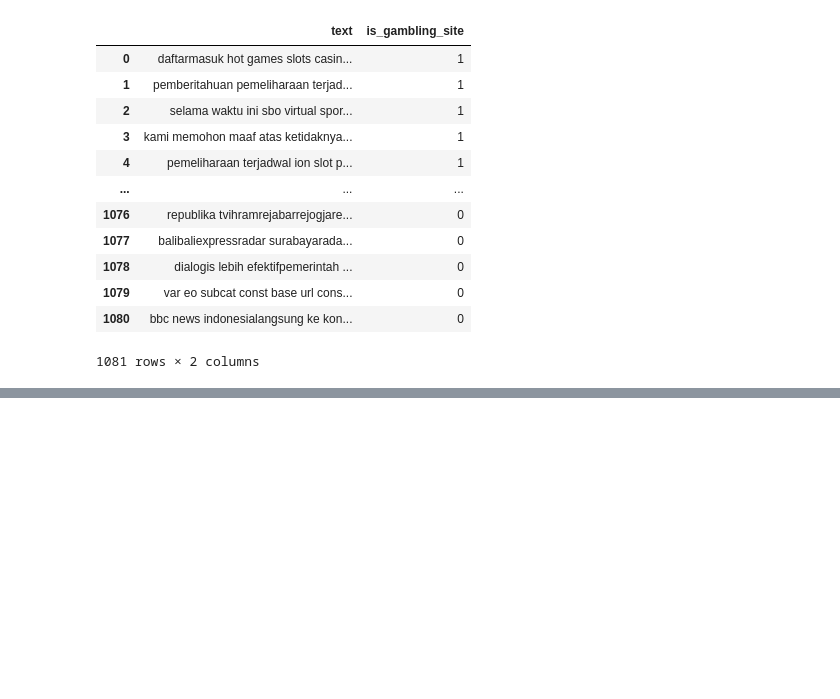
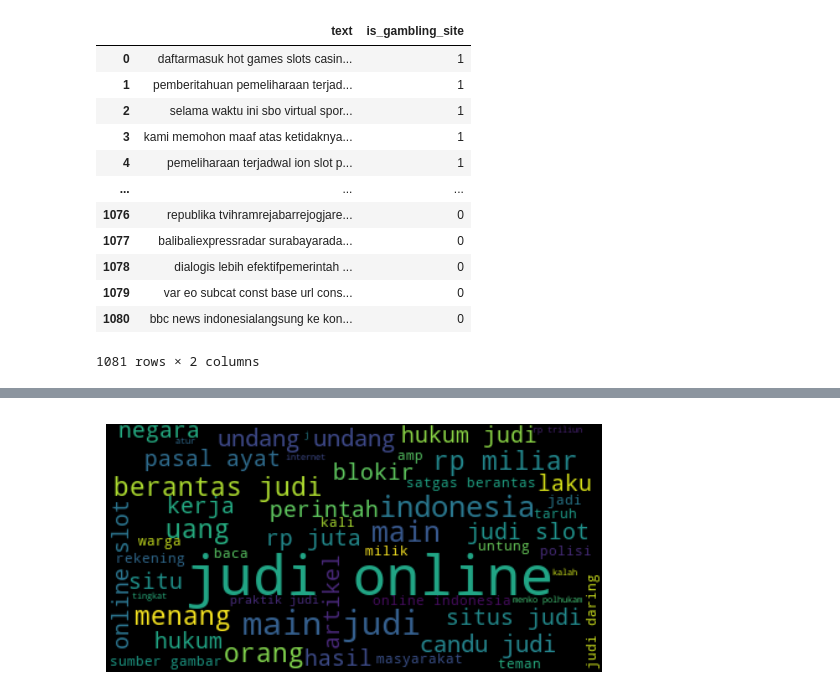
Before and after one commit to Gustana/GambleSniffer, a Jupyter notebook: data_preprocessing.ipynb, the cells around one changed output, grey strips where cells are left out. Drawn from its saved outputs; the diff is of its cells as text; code cells hidden in the pictures; blank space fills up the shorter version.

```diff
--- a/data_preprocessing.ipynb
+++ b/data_preprocessing.ipynb
@@ -81,0 +105,6 @@ ValueError: [E955] Can't find table(s) lemma_lookup for language 'id' in spacy-l
+# %%
+plt.imshow(non_gambling_wordcloud, interpolation="bilinear")
+plt.axis("off")
+plt.show()
+# %% [output]
+[figure, added]
```
Also changed, not shown: parts of 21 cells of this notebook.
